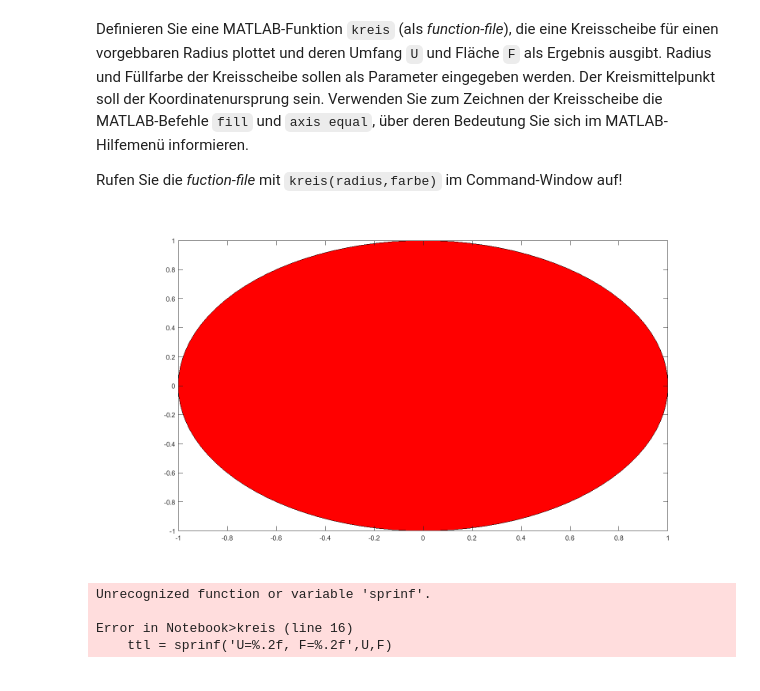
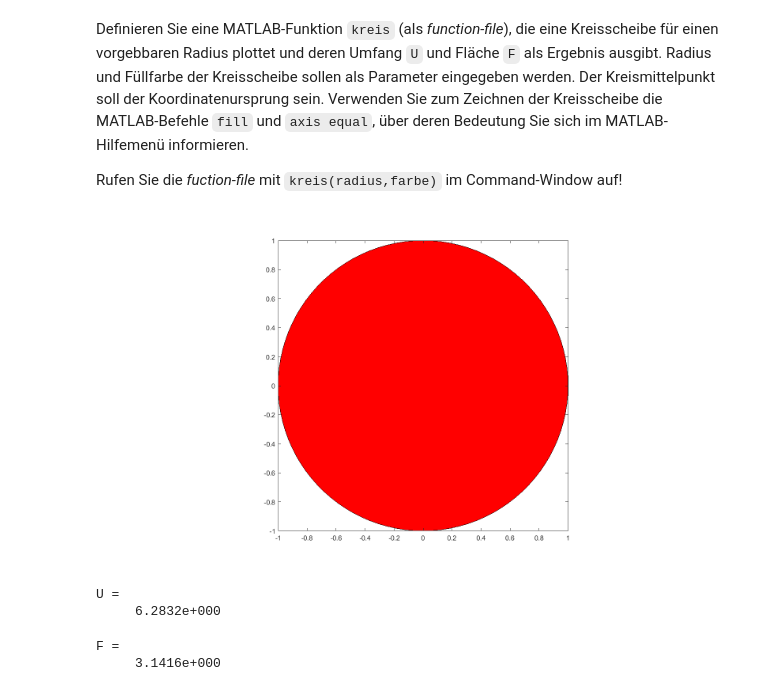
Before and after one commit to HateFindingNames/ModelierungUndSimulationPhysikalischerSysteme, a Jupyter notebook: U2/U2.ipynb, the cells around one changed output. Cells and saved outputs as stored; diff of their text form; code cells hidden in the pictures.

```diff
--- a/U2/U2.ipynb
+++ b/U2/U2.ipynb
@@ -153,28 +189,26 @@ Rufen Sie die *fuction-file* mit ``kreis(radius,farbe)`` im Command-Window auf!
 # %%
 clear all;
 clf;
 clc;
 
 [U F] = kreis(1,'r')
 
 function [U F] = kreis(r,c)
     t = 0:pi/50:2*pi;
     x = r.* cos(t);
     y = r.* sin(t);
 
     U = 2*pi*r;
     F = pi*r^2;
 
     fill(x,y,c)
-    ttl = sprinf('U=%.2f, F=%.2f',U,F)
-    title(ttl)
     set(gcf,'Position',[0 0 1280 720]);
     axis equal
     axis tight
 end
 # %% [output]
-[figure, old version]
+[figure, new version]
-Unrecognized function or variable 'sprinf'.
-
-Error in Notebook>kreis (line 16)
-    ttl = sprinf('U=%.2f, F=%.2f',U,F)
+U =
+     6.2832e+000
+F =
+     3.1416e+000
```
Also changed, not shown: parts of 4 cells of this notebook, 1 other file.
